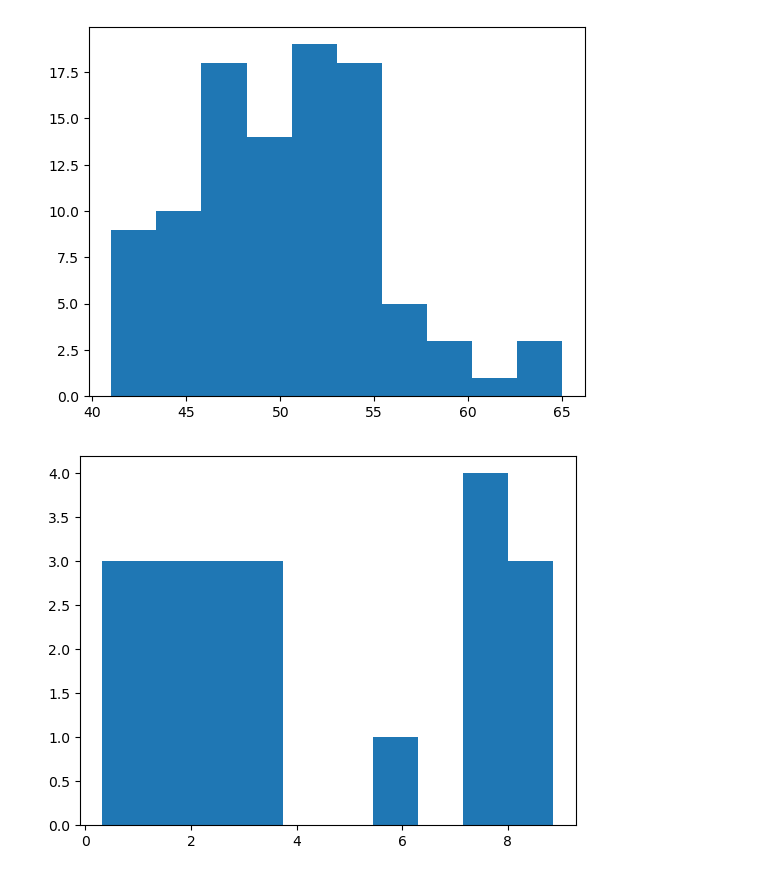
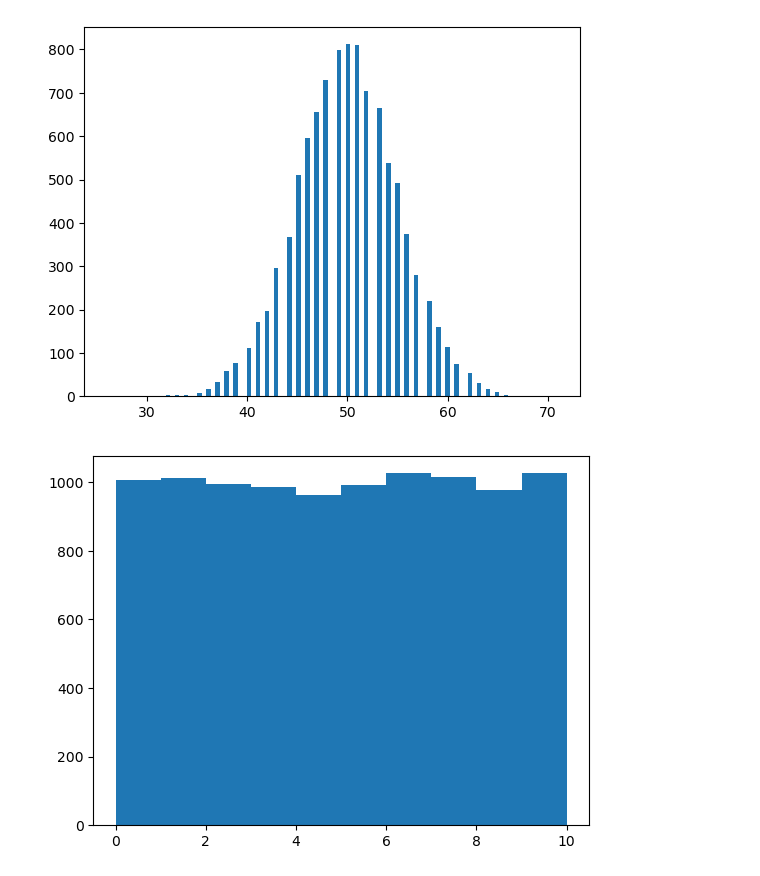
Before and after one commit to tribbens/jupyter-lab-badge, a Jupyter notebook: Probability_Distributions.ipynb, the cells around one changed output. Cells and saved outputs as stored; diff of their text form; code cells hidden in the pictures.

```diff
--- a/Probability_Distributions.ipynb
+++ b/Probability_Distributions.ipynb
@@ -5,19 +5,19 @@ import pandas as pd
 # %%
 # Create Binomial Distribution
 
-binomial_data = np.random.binomial(100, 0.50, size=100)
-plt.hist(binomial_data, bins=10)
+binomial_data = np.random.binomial(100, 0.50, size=10000)
+plt.hist(binomial_data, bins=100)
 plt.show()
 # %% [output]
-[figure, old version]
+[figure, new version]
 # %%
 # Create Uniform Distribution
 
-uniform_data = np.random.uniform(0, 10, size=20)
+uniform_data = np.random.uniform(0, 10, size=10000)
 plt.hist(uniform_data, bins=10)
 plt.show()
 # %% [output]
-[figure, old version]
+[figure, new version]
 # %%
 # Create Normal Distribution
 
```
Also changed, not shown: parts of 1 cell of this notebook.
